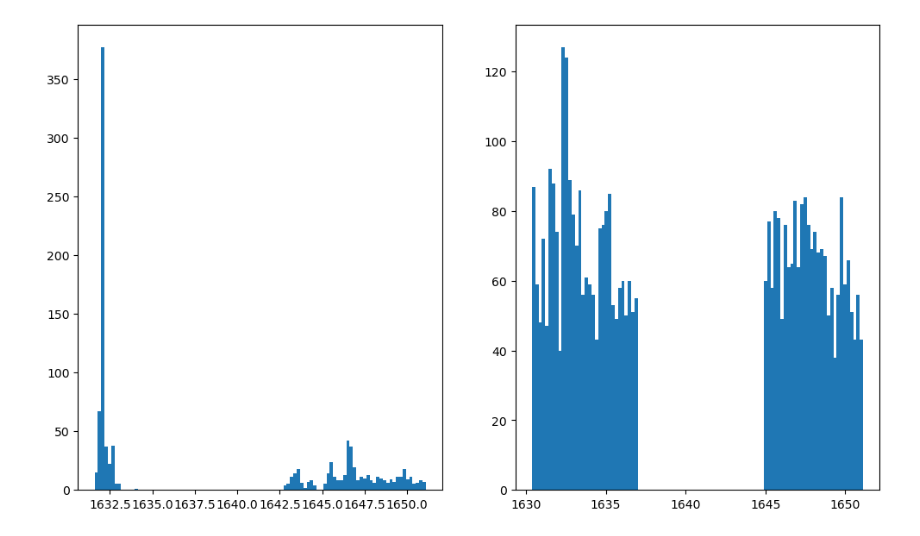
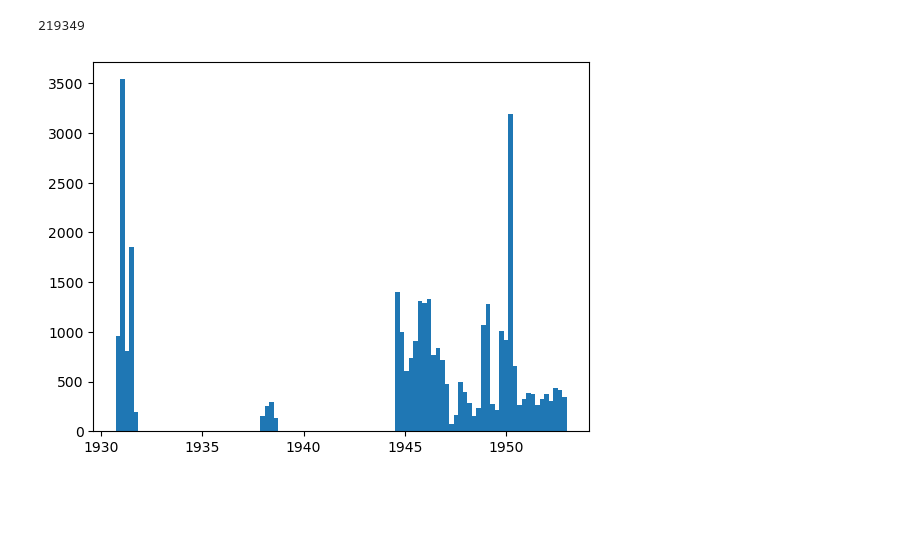
Before and after one commit to azibn/nets2, a Jupyter notebook: notebooks/performance.ipynb, the cells around one changed output. Saved outputs shown, nothing was run; the diff lists cells and outputs as text; code cells hidden in the pictures; blank space fills up the shorter version.

```diff
--- a/notebooks/performance.ipynb
+++ b/notebooks/performance.ipynb
@@ -39,8 +31,0 @@ eleanor = eleanor.sample(15000)
-# %%
-fig, ax = plt.subplots(1,2,figsize=(12,7))
-
-ax[0].hist(eleanor[eleanor.pred > 0.7].t_pred,bins=100)
-ax[1].hist(spoc[spoc.pred > 0.7].t_pred,bins=100)
-plt.show()
-# %% [output]
-[figure, removed]
@@ -48,0 +34,9 @@ test = eleanor[(eleanor.t_pred > 1632.17910353) & (eleanor.t_pred < 1632.3741552
+# %%
+len(data)
+# %% [output]
+219349
+# %%
+plt.hist(data[data.pred > 0.7].t_pred,bins=100)
+plt.show()
+# %% [output]
+[figure, added]
```
Also changed, not shown: parts of 23 cells of this notebook, 10 other files.
